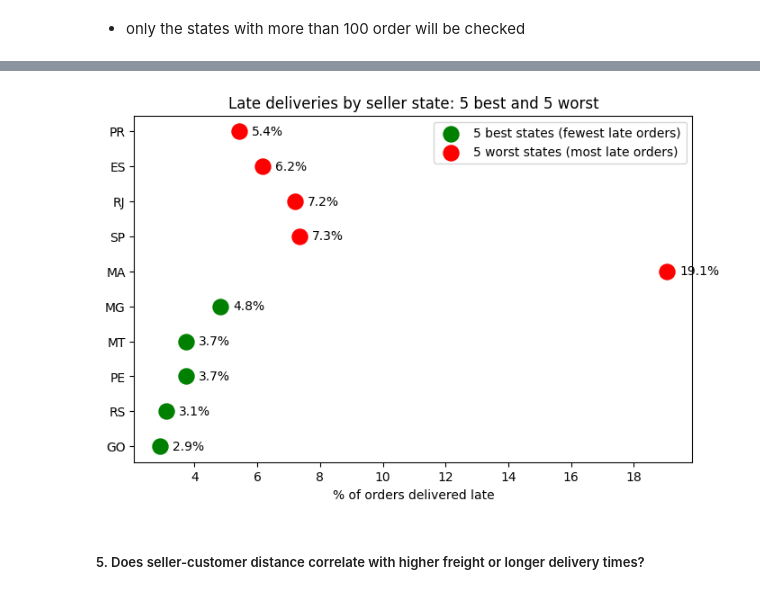
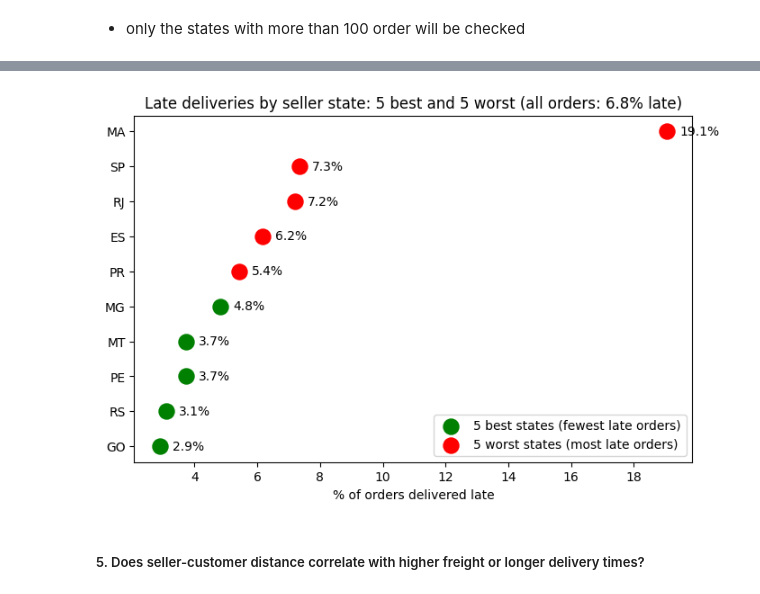
Before and after one commit to Noora-Alkhalaqi/Data-Sprint-Project, a Jupyter notebook: Data_Analyzing/Data_Analyzing_03.ipynb, the cells around one changed output, grey strips where cells are left out. Drawn from its saved outputs; the diff is of its cells as text; code cells hidden in the pictures.

```diff
--- a/Data_Analyzing/Data_Analyzing_03.ipynb
+++ b/Data_Analyzing/Data_Analyzing_03.ipynb
@@ -367,22 +379,18 @@ lowest_carrier_days_state = carrier_states.tail(5)
 # %%
-delivery_states = region_performance_filtered.sort_values('avg_delivery_days', ascending=False)
-highest_delivery_days_state = delivery_states.head(5)
-lowest_delivery_days_state = delivery_states.tail(5)
+plt.figure(figsize=(8, 5))
+plt.scatter(best5['percntage_late_days'], best5.index, s=150, color='green', label='5 best states (fewest late orders)')
+plt.scatter(worst5['percntage_late_days'], worst5.index, s=150, color='red', label='5 worst states (most late orders)')
+# write the % next to each dot
+for state in best5.index:
+    plt.text(best5.loc[state, 'percntage_late_days'] + 0.4, state, f"{best5.loc[state, 'percntage_late_days']:.1f}%", va='center')
+for state in worst5.index:
+    plt.text(worst5.loc[state, 'percntage_late_days'] + 0.4, state, f"{worst5.loc[state, 'percntage_late_days']:.1f}%", va='center')
+plt.title(f'Late deliveries by seller state: 5 best and 5 worst (all orders: {national_late:.1f}% late)')
+plt.xlabel('% of orders delivered late')
+plt.legend()
+plt.show()
+# %% [output]
+[figure, added]
-# %%
-plt.figure(figsize=(8, 5))
-plt.scatter(state_with_lowest_late['percntage_late_days'], state_with_lowest_late.index, s=150, color='green', label='5 best states (fewest late orders)')
-plt.scatter(state_with_highest_late['percntage_late_days'], state_with_highest_late.index, s=150, color='red', label='5 worst states (most late orders)')
-# write the % next to each dot
-for state in state_with_lowest_late.index:
-    plt.text(state_with_lowest_late.loc[state, 'percntage_late_days'] + 0.4, state, f"{state_with_lowest_late.loc[state, 'percntage_late_days']:.1f}%", va='center')
-for state in state_with_highest_late.index:
-    plt.text(state_with_highest_late.loc[state, 'percntage_late_days'] + 0.4, state, f"{state_with_highest_late.loc[state, 'percntage_late_days']:.1f}%", va='center')
-plt.title('Late deliveries by seller state: 5 best and 5 worst')
-plt.xlabel('% of orders delivered late')
-plt.legend()
-plt.show()
-# %% [output]
-[figure, removed]
 # %% [markdown]
 ##### 5. Does seller-customer distance correlate with higher freight or longer delivery times?
 # %%
```
Also changed, not shown: parts of 6 cells of this notebook.
